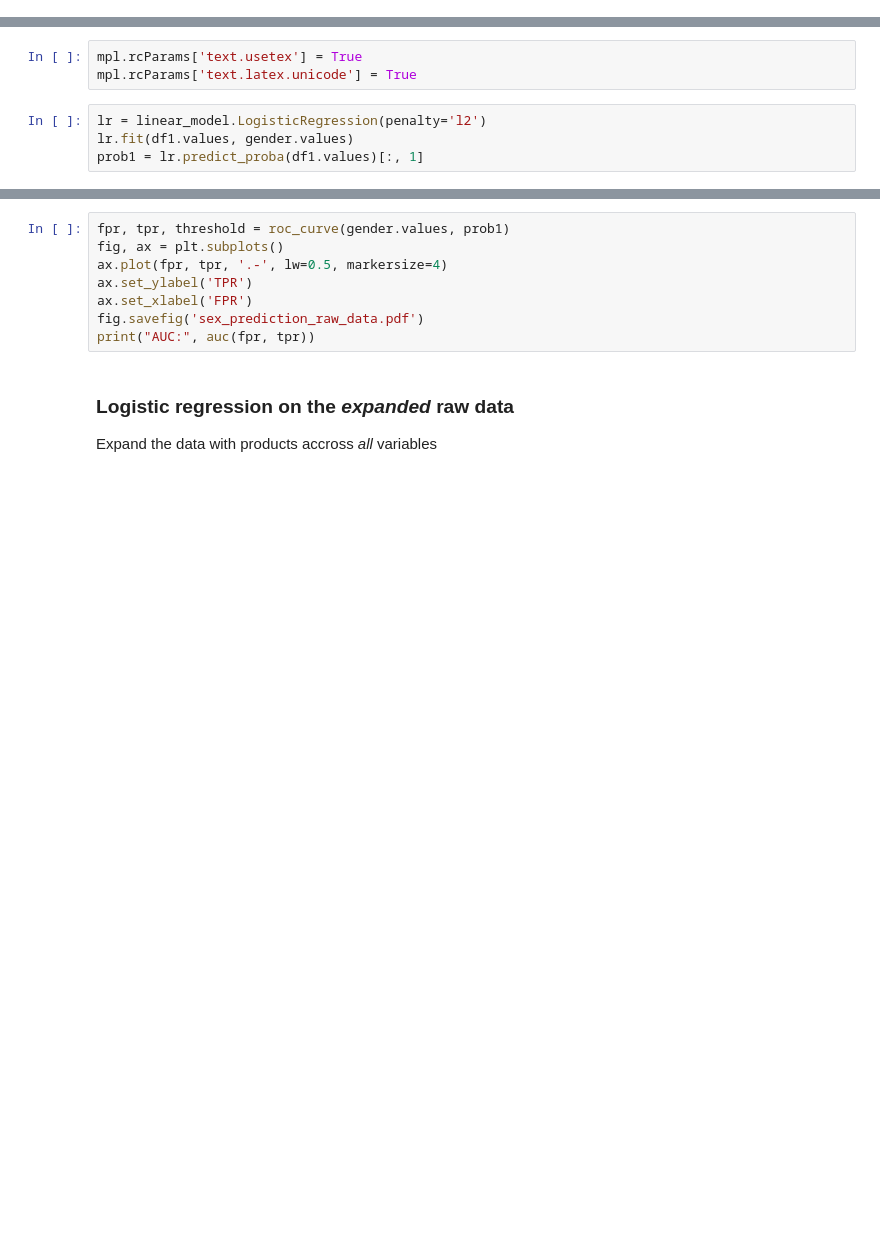
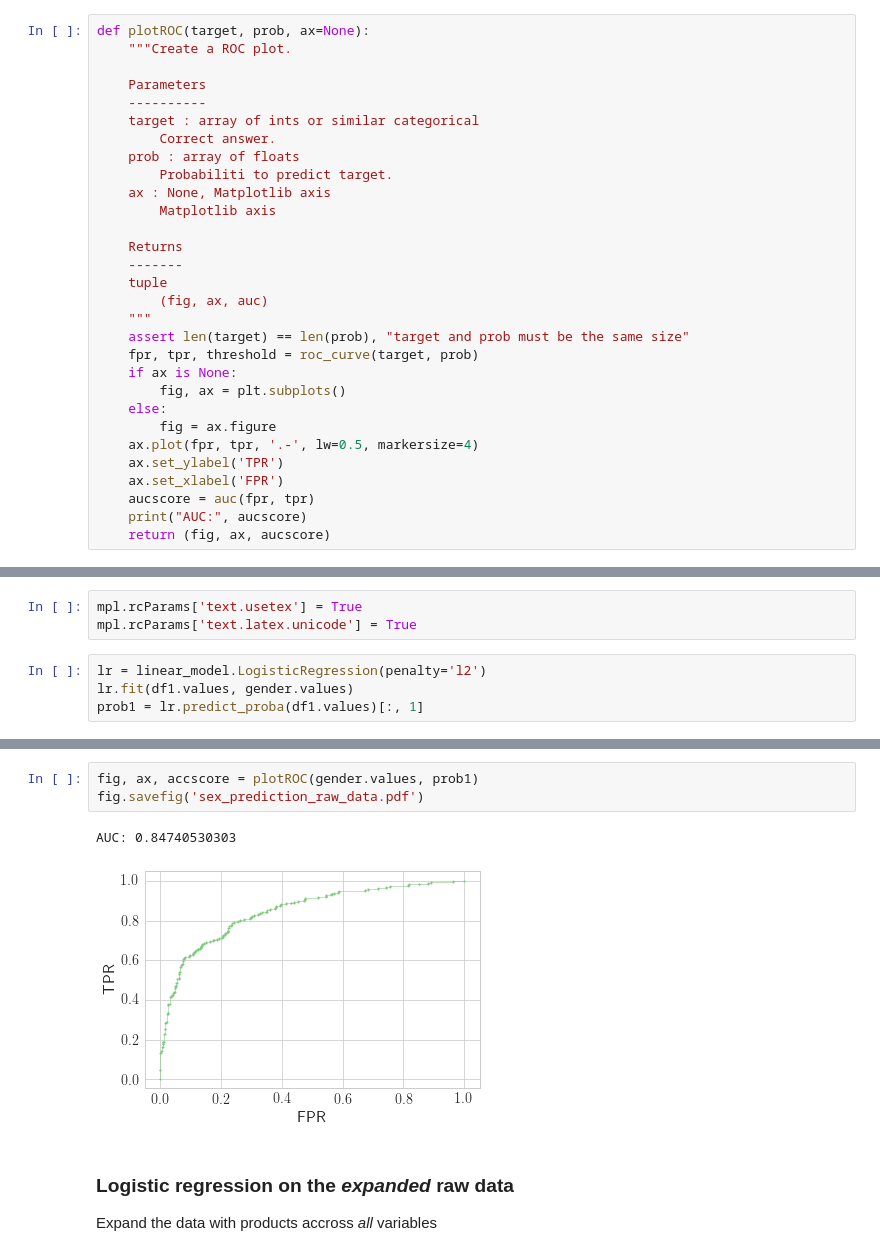
Before and after one commit to AllanLRH/master_thesis, a Jupyter notebook: joachim_exercise/joachim_exercise.ipynb, the cells around one changed output, grey strips where cells are left out. Drawn from its saved outputs; the diff is of its cells as text; blank space fills up the shorter version.

```diff
--- a/joachim_exercise/joachim_exercise.ipynb
+++ b/joachim_exercise/joachim_exercise.ipynb
@@ -29,6 +29,36 @@ sns.set_palette(colorcycle)
 %matplotlib inline
 # sns.set(style="white")
 # mpl.rcParams['figure.figsize'] = [10, 6]
+# %%
+def plotROC(target, prob, ax=None):
+    """Create a ROC plot.
+
+    Parameters
+    ----------
+    target : array of ints or similar categorical
+        Correct answer.
+    prob : array of floats
+        Probabiliti to predict target.
+    ax : None, Matplotlib axis
+        Matplotlib axis
+
+    Returns
+    -------
+    tuple
+        (fig, ax, auc)
+    """
+    assert len(target) == len(prob), "target and prob must be the same size"
+    fpr, tpr, threshold = roc_curve(target, prob)
+    if ax is None:
+        fig, ax = plt.subplots()
+    else:
+        fig = ax.figure
+    ax.plot(fpr, tpr, '.-', lw=0.5, markersize=4)
+    ax.set_ylabel('TPR')
+    ax.set_xlabel('FPR')
+    aucscore = auc(fpr, tpr)
+    print("AUC:", aucscore)
+    return (fig, ax, aucscore)
 # %% [markdown]
 ### Load data
 # %%
@@ -126,11 +195,9 @@ fig.savefig('sex_prediction_raw_data_prob1_vs_count.pdf')
-# %%
-fpr, tpr, threshold = roc_curve(gender.values, prob1)
-fig, ax = plt.subplots()
-ax.plot(fpr, tpr, '.-', lw=0.5, markersize=4)
-ax.set_ylabel('TPR')
-ax.set_xlabel('FPR')
-fig.savefig('sex_prediction_raw_data.pdf')
-print("AUC:", auc(fpr, tpr))
+# %%
+fig, ax, accscore = plotROC(gender.values, prob1)
+fig.savefig('sex_prediction_raw_data.pdf')
+# %% [output]
+AUC: 0.84740530303
+[figure, added]
 # %% [markdown]
 ### Logistic regression on the _expanded_ raw data
 
```
Also changed, not shown: parts of 62 cells of this notebook, 9 other files.
